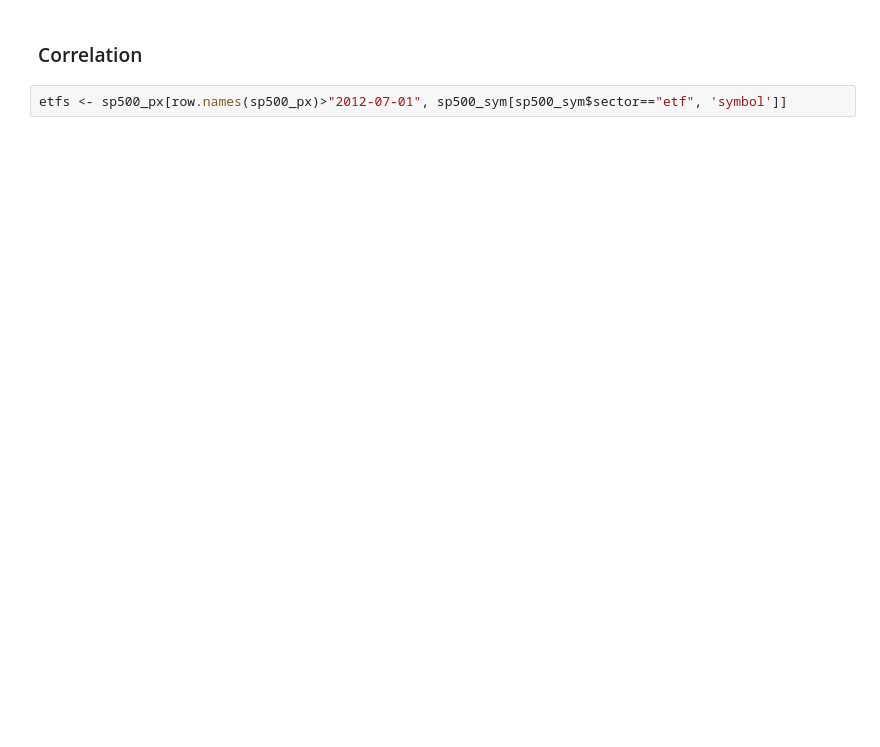
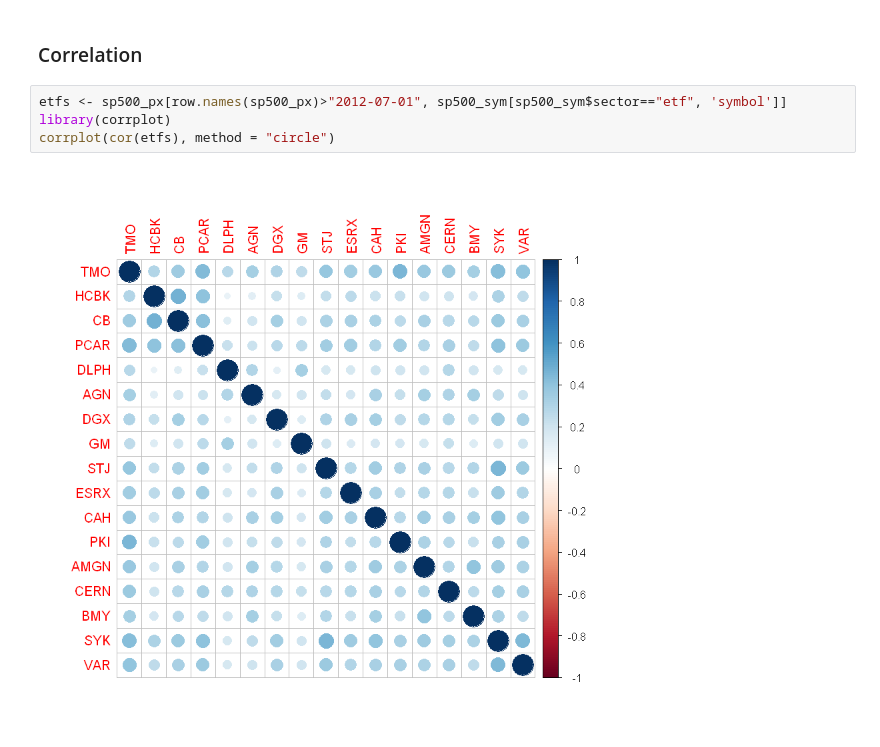
Before and after one commit to hmishra0/Statistics-for-Data-Scientists, a Jupyter notebook: Exploratory Data Analysis .ipynb, the cells around one changed output. Saved outputs shown, nothing was run; the diff lists cells and outputs as text; blank space fills up the shorter version.

```diff
--- a/Exploratory Data Analysis .ipynb
+++ b/Exploratory Data Analysis .ipynb
@@ -90,3 +90,7 @@ ERROR: Error in as.matrix(dfw): object 'dfw' not found
 ### Correlation
 # %%
 etfs <- sp500_px[row.names(sp500_px)>"2012-07-01", sp500_sym[sp500_sym$sector=="etf", 'symbol']]
+library(corrplot)
+corrplot(cor(etfs), method = "circle")
+# %% [output]
+[figure, added]
```
Also changed, not shown: parts of 11 cells of this notebook.
